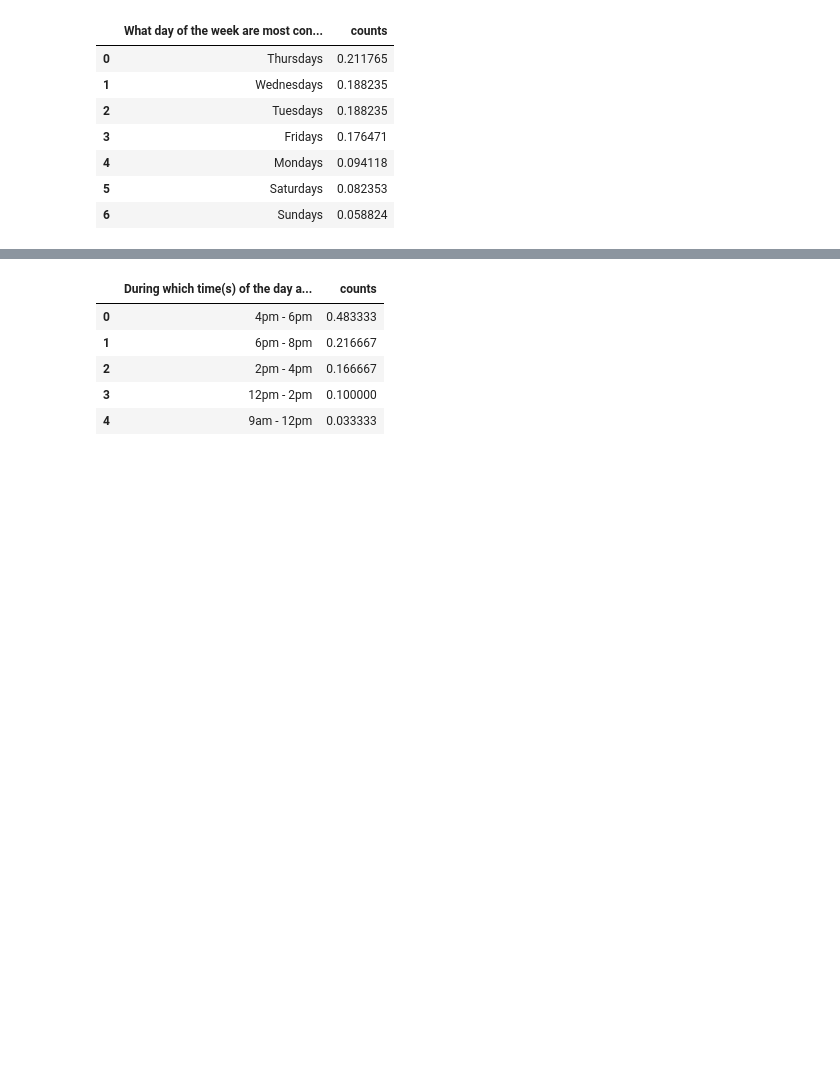
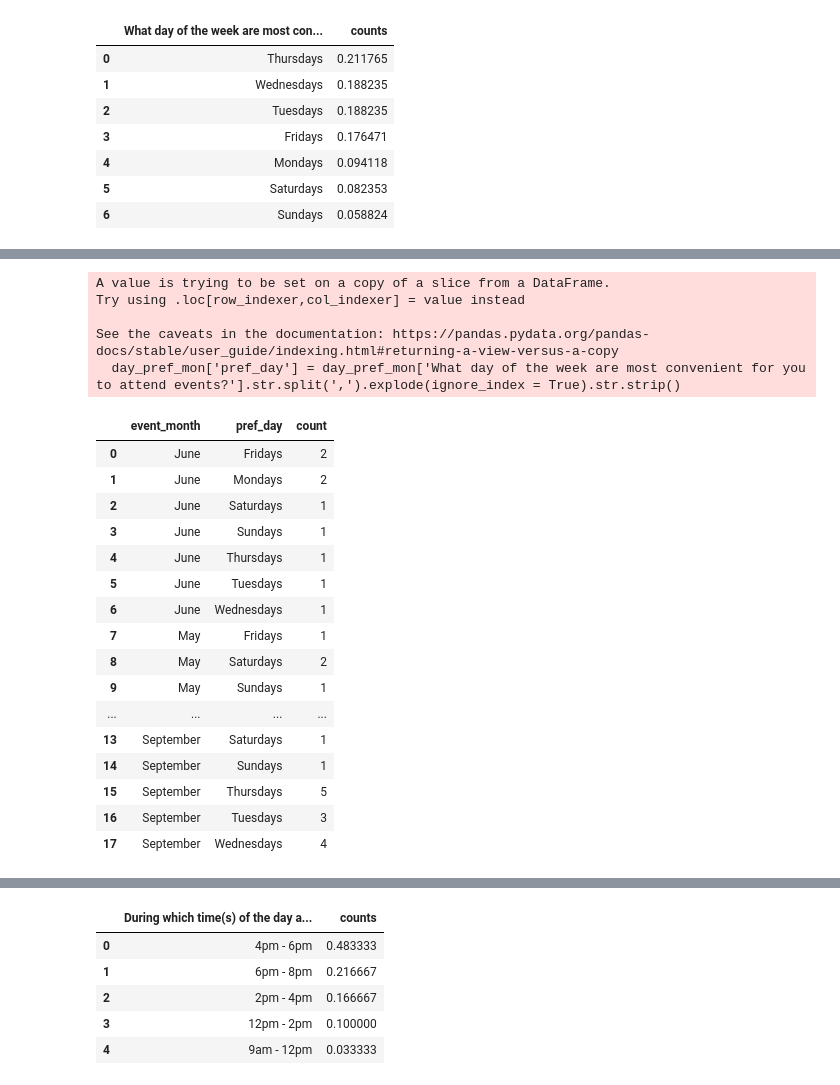
Before and after one commit to djibril968/Tribe_related_projects, a Jupyter notebook: spring_events_analytics.ipynb, the cells around one changed output, grey strips where cells are left out. Saved outputs shown, nothing was run; the diff lists cells and outputs as text; code cells hidden in the pictures; blank space fills up the shorter version.

```diff
--- a/spring_events_analytics.ipynb
+++ b/spring_events_analytics.ipynb
@@ -182,0 +197,28 @@ day_pref
+# %%
+day_pref_mon = event_data[['event_month','What day of the week are most convenient for you to attend events?']]
+
+day_pref_mon['pref_day'] = day_pref_mon['What day of the week are most convenient for you to attend events?'].str.split(',').explode(ignore_index = True).str.strip()
+day_pref_mon.groupby(['event_month', 'pref_day']).size().reset_index(name = 'count')
+# %% [output]
+A value is trying to be set on a copy of a slice from a DataFrame.
+Try using .loc[row_indexer,col_indexer] = value instead
+
+See the caveats in the documentation: https://pandas.pydata.org/pandas-docs/stable/user_guide/indexing.html#returning-a-view-versus-a-copy
+  day_pref_mon['pref_day'] = day_pref_mon['What day of the week are most convenient for you to attend events?'].str.split(',').explode(ignore_index = True).str.strip()
+|  | event_month | pref_day | count |
+| 0 | June | Fridays | 2 |
+| 1 | June | Mondays | 2 |
+| 2 | June | Saturdays | 1 |
+| 3 | June | Sundays | 1 |
+| 4 | June | Thursdays | 1 |
+| 5 | June | Tuesdays | 1 |
+| 6 | June | Wednesdays | 1 |
+| 7 | May | Fridays | 1 |
+| 8 | May | Saturdays | 2 |
+| 9 | May | Sundays | 1 |
+| ... | ... | ... | ... |
+| 13 | September | Saturdays | 1 |
+| 14 | September | Sundays | 1 |
+| 15 | September | Thursdays | 5 |
+| 16 | September | Tuesdays | 3 |
+| 17 | September | Wednesdays | 4 |
```
Also changed, not shown: parts of 19 cells of this notebook, 1 other file.
